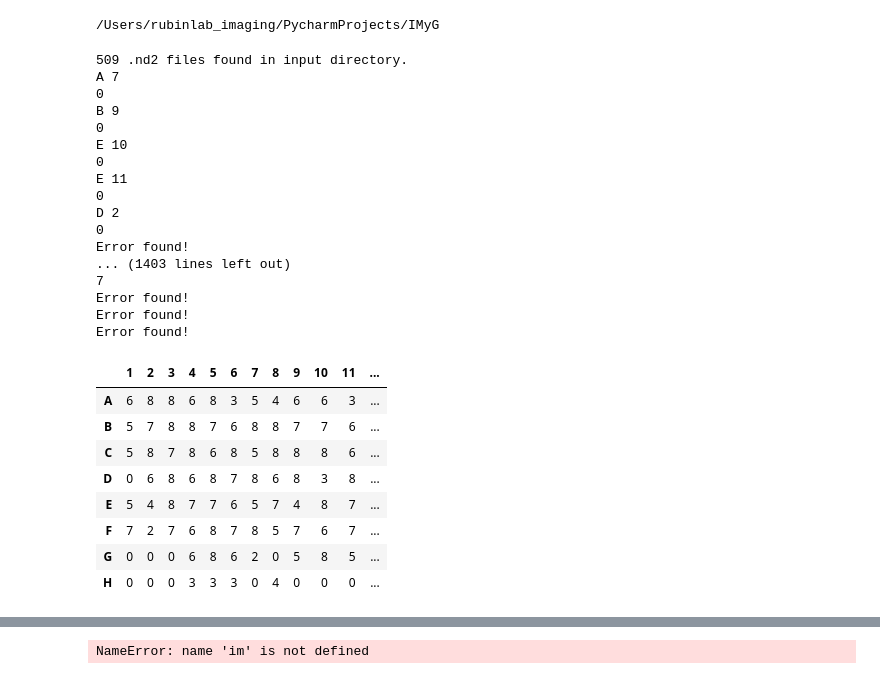
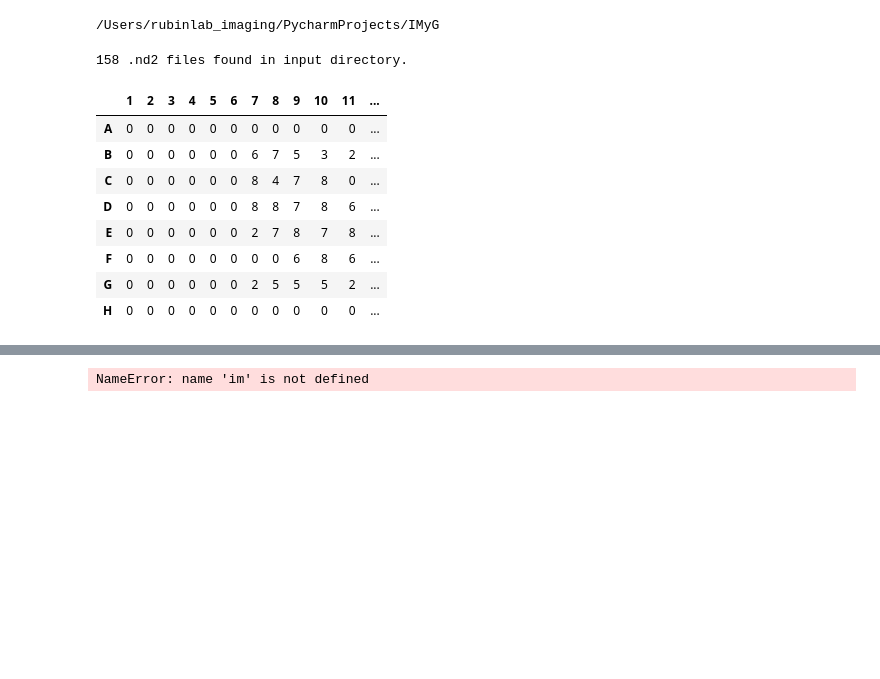
Before and after one commit to jzrolling/IMyG_2, a Jupyter notebook: Notebooks/MSR_20190930.ipynb, the cells around one changed output, grey strips where cells are left out. Saved outputs shown, nothing was run; the diff lists cells and outputs as text; code cells hidden in the pictures; blank space fills up the shorter version.

```diff
--- a/Notebooks/MSR_20190930.ipynb
+++ b/Notebooks/MSR_20190930.ipynb
@@ -38,47 +38,34 @@ def read_from_plate(input_path,plate):
         for j in range(0,min(5,len(files)-i)):
             file = files[i+j]
             row,column = re.search(pattern,file).group(1),re.search(pattern,file).group(2)
-            print(row,int(column))
+            #print(row,int(column))
             count = count_plate[int(column)][row]
-            print(count)
+            #print(count)
+            subfolder = output_path+"Well_{}{}/".format(row,column)
+            if not os.path.isdir(subfolder):
+                os.mkdir(subfolder)
             count_plate[int(column)][row]+=1
             header = "{}_{}{}_{}".format(plate,row,column,count)
-            processes.append(mp.Process(target=im.IO.process_nd2,args=(file,output_path,header)))
+            processes.append(mp.Process(target=im.IO.pickel_dump,args=(file,subfolder,header,count)))
         for p in processes:
             p.start()
         for p in processes:
             p.join()
     count_plate.to_excel(output_path+"plate_count.xls")
     return(count_plate)
-# %%
-read_from_plate("/Users/rubinlab_imaging/Desktop/PP1_filtered_raw_files/","PP1")
-# %% [output]
-509 .nd2 files found in input directory.
-A 7
-0
-B 9
-0
-E 10
-0
-E 11
-0
-D 2
-0
-Error found!
-... (1403 lines left out)
-7
-Error found!
-Error found!
-Error found!
-|  | 1 | 2 | 3 | 4 | 5 | 6 | 7 | 8 | 9 | 10 | 11 | ... |
-| A | 6 | 8 | 8 | 6 | 8 | 3 | 5 | 4 | 6 | 6 | 3 | ... |
-| B | 5 | 7 | 8 | 8 | 7 | 6 | 8 | 8 | 7 | 7 | 6 | ... |
-| C | 5 | 8 | 7 | 8 | 6 | 8 | 5 | 8 | 8 | 8 | 6 | ... |
-| D | 0 | 6 | 8 | 6 | 8 | 7 | 8 | 6 | 8 | 3 | 8 | ... |
-| E | 5 | 4 | 8 | 7 | 7 | 6 | 5 | 7 | 4 | 8 | 7 | ... |
-| F | 7 | 2 | 7 | 6 | 8 | 7 | 8 | 5 | 7 | 6 | 7 | ... |
-| G | 0 | 0 | 0 | 6 | 8 | 6 | 2 | 0 | 5 | 8 | 5 | ... |
-| H | 0 | 0 | 0 | 3 | 3 | 3 | 0 | 4 | 0 | 0 | 0 | ... |
+# %%
+read_from_plate("/Volumes/Sam/MSR1_IDW/plate1_raw_files/0709_raw_files/","MSR1_0709")
+# %% [output]
+158 .nd2 files found in input directory.
+|  | 1 | 2 | 3 | 4 | 5 | 6 | 7 | 8 | 9 | 10 | 11 | ... |
+| A | 0 | 0 | 0 | 0 | 0 | 0 | 0 | 0 | 0 | 0 | 0 | ... |
+| B | 0 | 0 | 0 | 0 | 0 | 0 | 6 | 7 | 5 | 3 | 2 | ... |
+| C | 0 | 0 | 0 | 0 | 0 | 0 | 8 | 4 | 7 | 8 | 0 | ... |
+| D | 0 | 0 | 0 | 0 | 0 | 0 | 8 | 8 | 7 | 8 | 6 | ... |
+| E | 0 | 0 | 0 | 0 | 0 | 0 | 2 | 7 | 8 | 7 | 8 | ... |
+| F | 0 | 0 | 0 | 0 | 0 | 0 | 0 | 0 | 6 | 8 | 6 | ... |
+| G | 0 | 0 | 0 | 0 | 0 | 0 | 2 | 5 | 5 | 5 | 2 | ... |
+| H | 0 | 0 | 0 | 0 | 0 | 0 | 0 | 0 | 0 | 0 | 0 | ... |
 # %%
 root_folder = "/Volumes/Sam/"
 MSR_folders = glob.glob(root_folder+"MSR*_IDW/")
```
Also changed, not shown: parts of 6 cells of this notebook, 1 other file.
